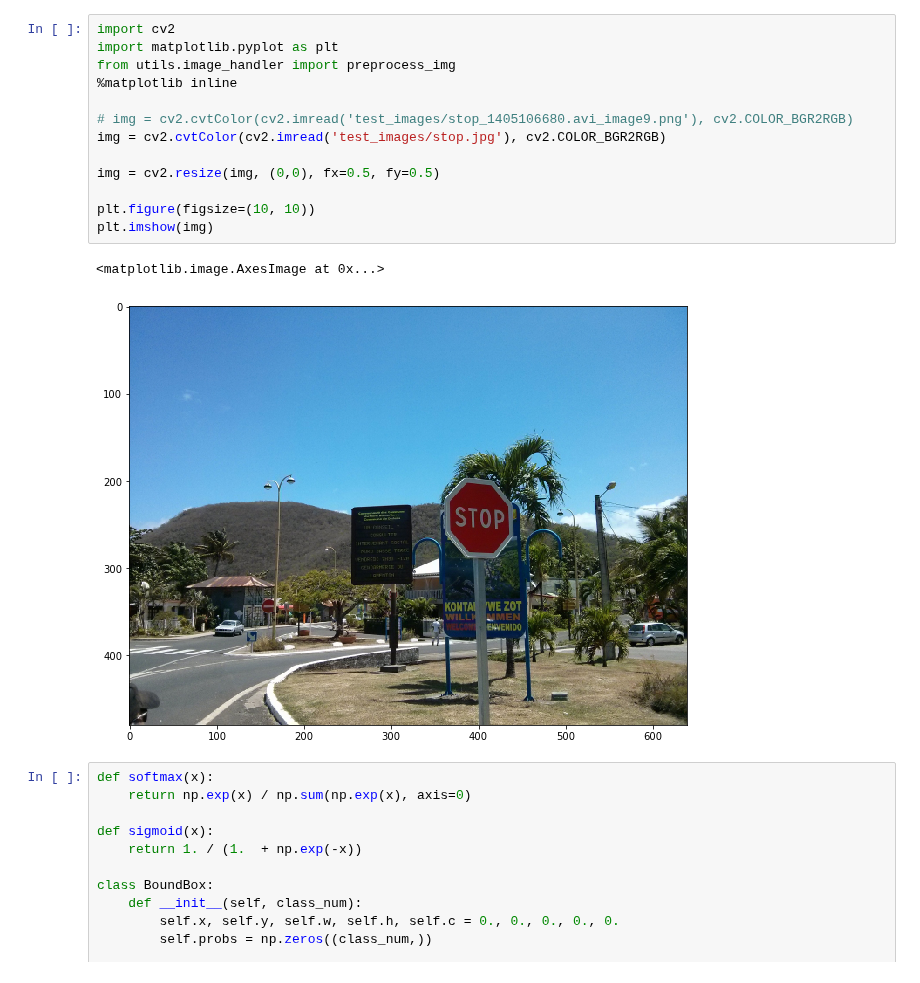
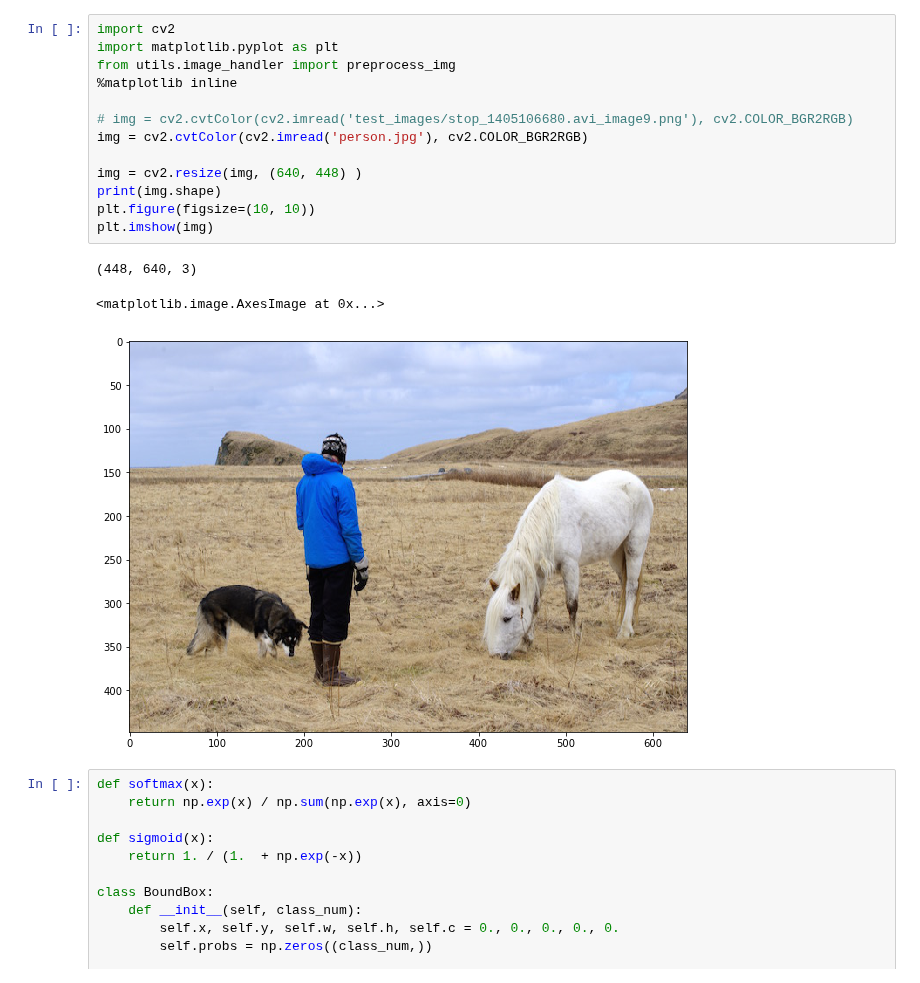
Before and after one commit to datlife/yolov2, a Jupyter notebook: Testing.ipynb, the cells around one changed output. Drawn from its saved outputs; the diff is of its cells as text.

```diff
--- a/Testing.ipynb
+++ b/Testing.ipynb
@@ -1,19 +1,20 @@
 # %%
 import cv2
 import matplotlib.pyplot as plt
 from utils.image_handler import preprocess_img
 %matplotlib inline
 
 # img = cv2.cvtColor(cv2.imread('test_images/stop_1405106680.avi_image9.png'), cv2.COLOR_BGR2RGB)
-img = cv2.cvtColor(cv2.imread('test_images/stop.jpg'), cv2.COLOR_BGR2RGB)
+img = cv2.cvtColor(cv2.imread('person.jpg'), cv2.COLOR_BGR2RGB)
 
-img = cv2.resize(img, (0,0), fx=0.5, fy=0.5)
-
+img = cv2.resize(img, (640, 448) )
+print(img.shape)
 plt.figure(figsize=(10, 10))
 plt.imshow(img)
 # %% [output]
-<matplotlib.image.AxesImage at 0x...>
+(448, 640, 3)
+<matplotlib.image.AxesImage at 0x...>
-[figure, old version]
+[figure, new version]
 # %%
 def softmax(x):
     return np.exp(x) / np.sum(np.exp(x), axis=0)
```
Also changed, not shown: parts of 4 cells of this notebook.
